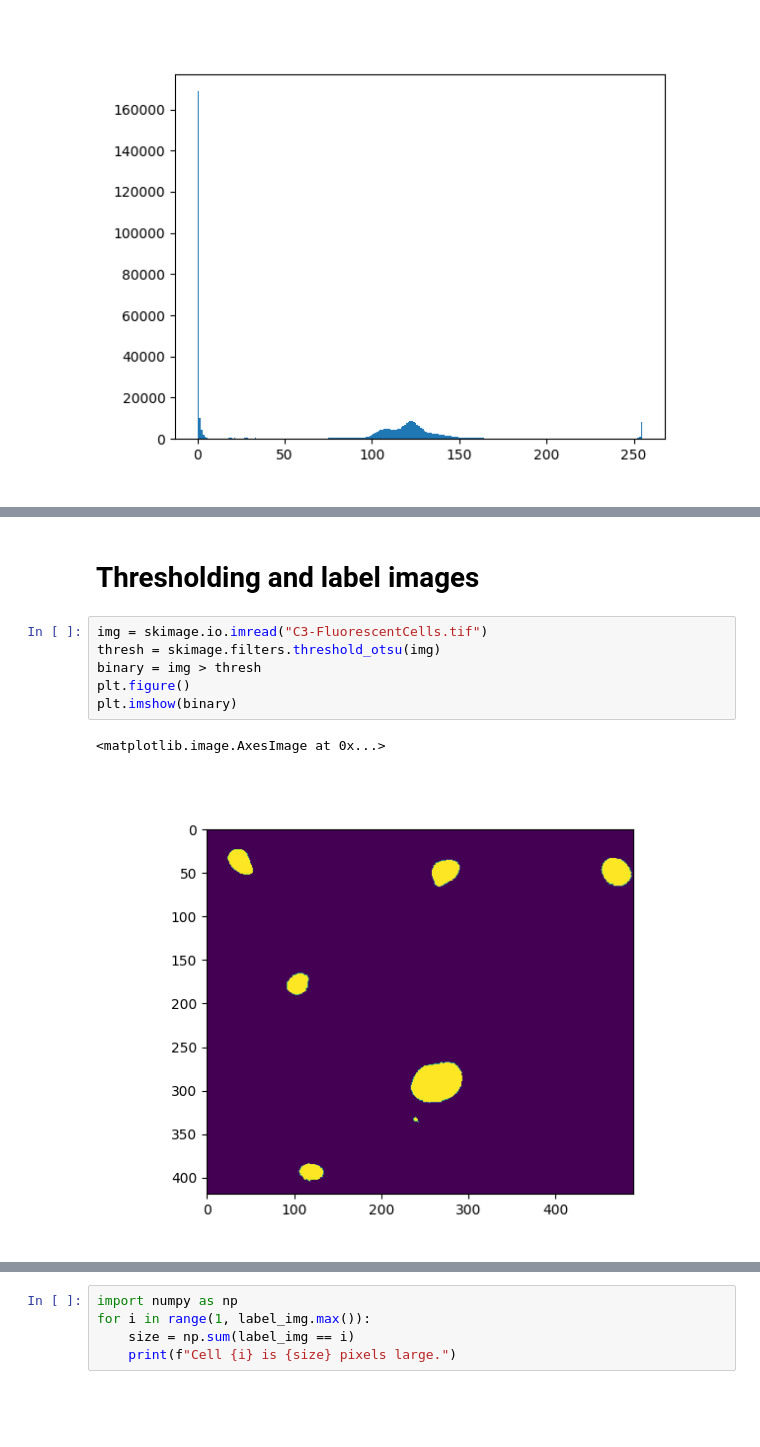
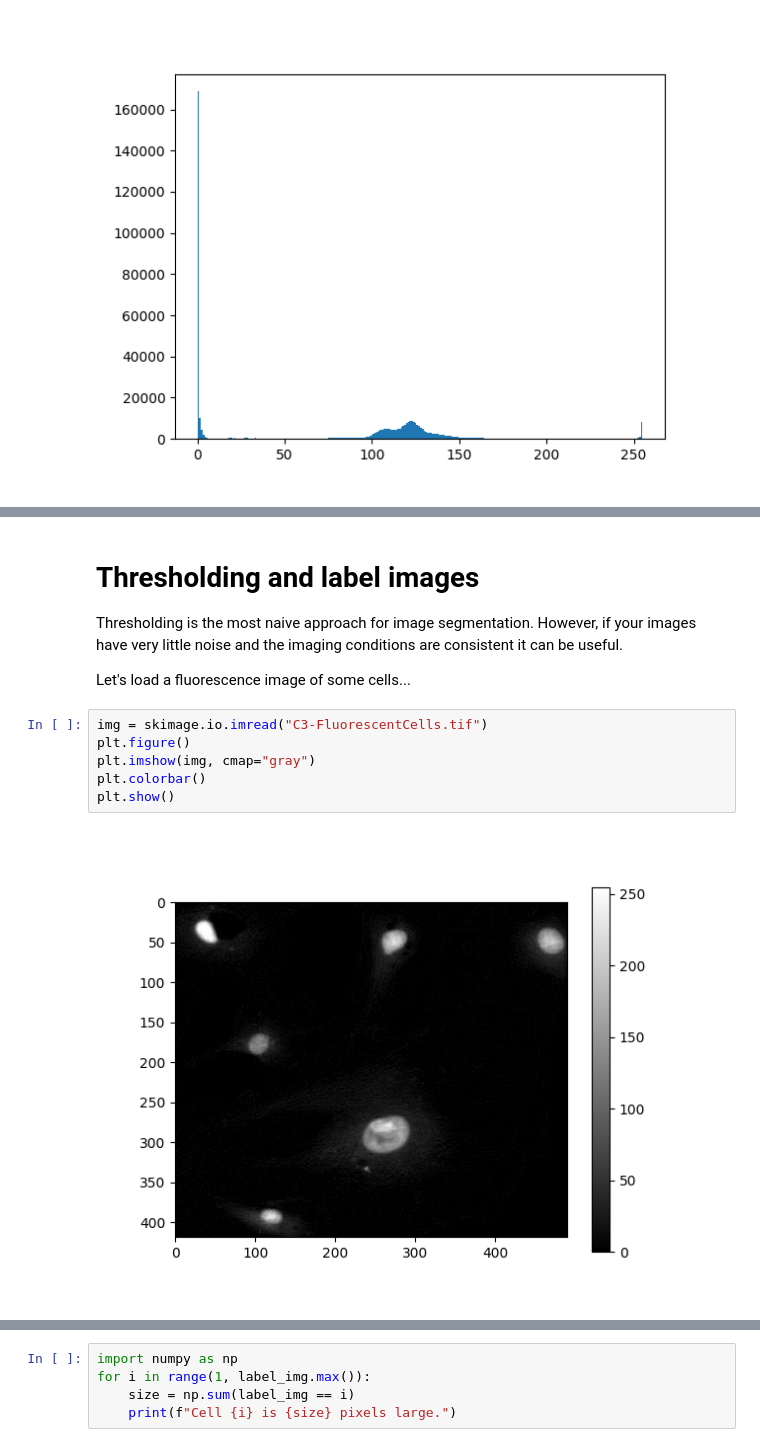
Before and after one commit to EPFL-Center-for-Imaging/ImagingLunch_ImagesInPython, a Jupyter notebook: Content.ipynb, the cells around one changed output, grey strips where cells are left out. Drawn from its saved outputs; the diff is of its cells as text; blank space fills up the shorter version.

```diff
--- a/Content.ipynb
+++ b/Content.ipynb
@@ -104,12 +147,16 @@ plt.imshow(cropped, cmap="gray")
 # %% [markdown]
 Thresholding and label images
 =============================
+Thresholding is the most naive approach for image segmentation.
+However, if your images have very little noise and the imaging conditions are
+consistent it can be useful.
+
+Let's load a fluorescence image of some cells...
 # %%
 img = skimage.io.imread("C3-FluorescentCells.tif")
-thresh = skimage.filters.threshold_otsu(img)
-binary = img > thresh
 plt.figure()
-plt.imshow(binary)
+plt.imshow(img, cmap="gray")
+plt.colorbar()
+plt.show()
 # %% [output]
-<matplotlib.image.AxesImage at 0x...>
-[figure, old version]
+[figure, new version]
```
Also changed, not shown: parts of 70 cells of this notebook.
